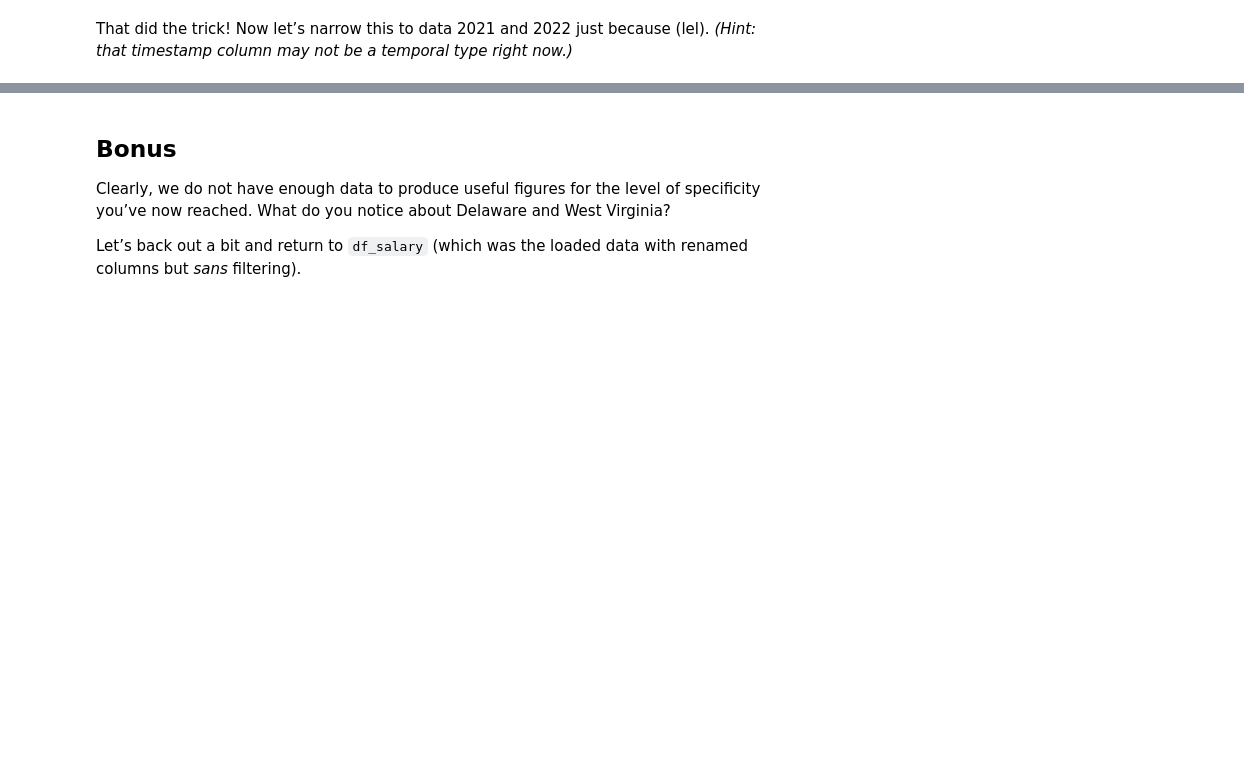
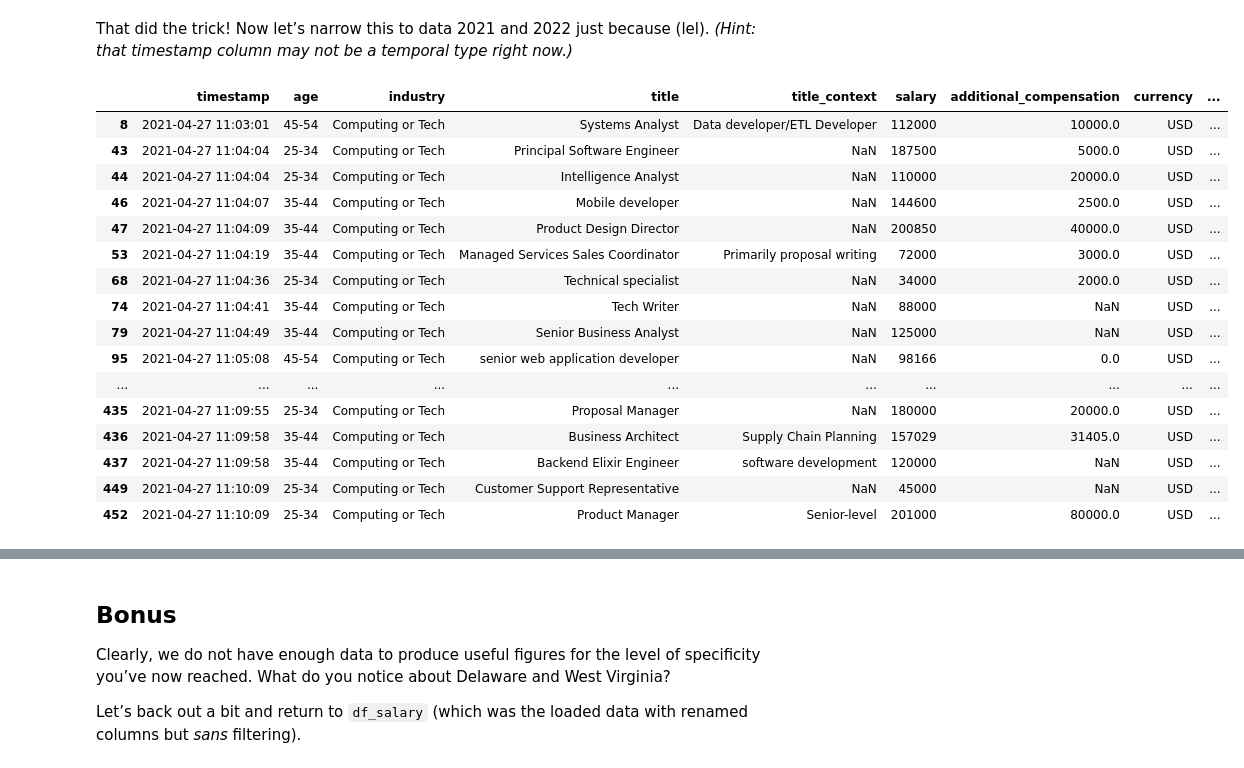
Before and after one commit to jaynopponep/my-fork-2024-DS-Tue, a Jupyter notebook: Week-02-DS-Overview-and-Data/Jay-Exercise.ipynb, the cells around one changed output, grey strips where cells are left out. Saved outputs shown, nothing was run; the diff lists cells and outputs as text; code cells hidden in the pictures; blank space fills up the shorter version.

```diff
--- a/Week-02-DS-Overview-and-Data/Jay-Exercise.ipynb
+++ b/Week-02-DS-Overview-and-Data/Jay-Exercise.ipynb
@@ -133,3 +350,6 @@ Let’s not worry about anything below the first 5 values for now. Convert the t
+# %%
+# Replace them all with 'US'.
+df_salary_tech_usd = df_salary_tech_usd.replace(["United States", "USA", "U.S.", "United States of America", "United States"], "US")
 # %% [markdown]
 Have a look at the count of each unique country again now.
 # %%
@@ -138,4 +373,6 @@ Have a look at the count of each unique country again now.
 Did you notice anything interesting?
 # %%
 # BONUS CREDIT: resolve [most of] those anomalous cases too without exhaustively taking every variant literally into account.
+# all of the countries are USA, so just replace all of them
+df_salary_tech_usd['country'] = 'US'
 # %%
@@ -144,2 +385,5 @@ Did you notice anything interesting?
 # %% [markdown]
 It’s looking good so far. Let’s find out the minimum, mean, and maximum (in that order) salary by state, sorted by the mean in descending order.
+# %%
+df_salary_tech_usd['salary'] = df_salary_tech_usd['salary'].str.replace(',','').astype('int64')
+df_salary_tech_usd.head(500)
@@ -157,3 +438,23 @@ Let’s try that again.
 That did the trick! Now let’s narrow this to data 2021 and 2022 just because (lel). *(Hint: that timestamp column may not be a temporal type right now.)*
 # %%
 # Filter the data to within 2021, 2022, or 2023, saving the DataFrame to a new variable, and generate the summary again.
+df_salary_tech_usd['timestamp'] = pd.to_datetime(df_salary_tech_usd['timestamp'])
+df_salary_tech_usd.head(45)
+# %% [output]
+|  | timestamp | age | industry | title | title_context | salary | additional_compensation | currency | ... |
+| 8 | 2021-04-27 11:03:01 | 45-54 | Computing or Tech | Systems Analyst | Data developer/ETL Developer | 112000 | 10000.0 | USD | ... |
+| 43 | 2021-04-27 11:04:04 | 25-34 | Computing or Tech | Principal Software Engineer | NaN | 187500 | 5000.0 | USD | ... |
+| 44 | 2021-04-27 11:04:04 | 25-34 | Computing or Tech | Intelligence Analyst | NaN | 110000 | 20000.0 | USD | ... |
+| 46 | 2021-04-27 11:04:07 | 35-44 | Computing or Tech | Mobile developer | NaN | 144600 | 2500.0 | USD | ... |
+| 47 | 2021-04-27 11:04:09 | 35-44 | Computing or Tech | Product Design Director | NaN | 200850 | 40000.0 | USD | ... |
+| 53 | 2021-04-27 11:04:19 | 35-44 | Computing or Tech | Managed Services Sales Coordinator | Primarily proposal writing | 72000 | 3000.0 | USD | ... |
+| 68 | 2021-04-27 11:04:36 | 25-34 | Computing or Tech | Technical specialist | NaN | 34000 | 2000.0 | USD | ... |
+| 74 | 2021-04-27 11:04:41 | 35-44 | Computing or Tech | Tech Writer | NaN | 88000 | NaN | USD | ... |
+| 79 | 2021-04-27 11:04:49 | 35-44 | Computing or Tech | Senior Business Analyst | NaN | 125000 | NaN | USD | ... |
+| 95 | 2021-04-27 11:05:08 | 45-54 | Computing or Tech | senior web application developer | NaN | 98166 | 0.0 | USD | ... |
+| ... | ... | ... | ... | ... | ... | ... | ... | ... | ... |
+| 435 | 2021-04-27 11:09:55 | 25-34 | Computing or Tech | Proposal Manager | NaN | 180000 | 20000.0 | USD | ... |
+| 436 | 2021-04-27 11:09:58 | 35-44 | Computing or Tech | Business Architect | Supply Chain Planning | 157029 | 31405.0 | USD | ... |
+| 437 | 2021-04-27 11:09:58 | 35-44 | Computing or Tech | Backend Elixir Engineer | software development | 120000 | NaN | USD | ... |
+| 449 | 2021-04-27 11:10:09 | 25-34 | Computing or Tech | Customer Support Representative | NaN | 45000 | NaN | USD | ... |
+| 452 | 2021-04-27 11:10:09 | 25-34 | Computing or Tech | Product Manager | Senior-level | 201000 | 80000.0 | USD | ... |
```
Also changed, not shown: parts of 31 cells of this notebook, 3 other files.
